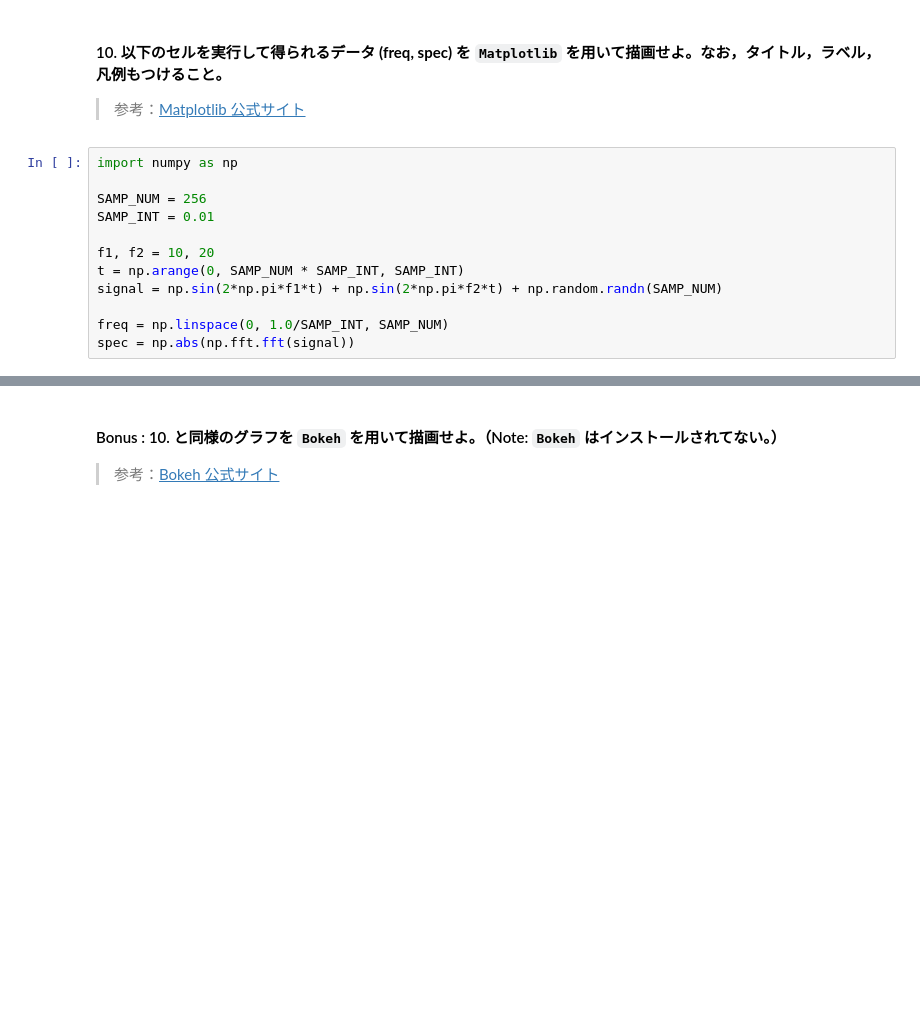
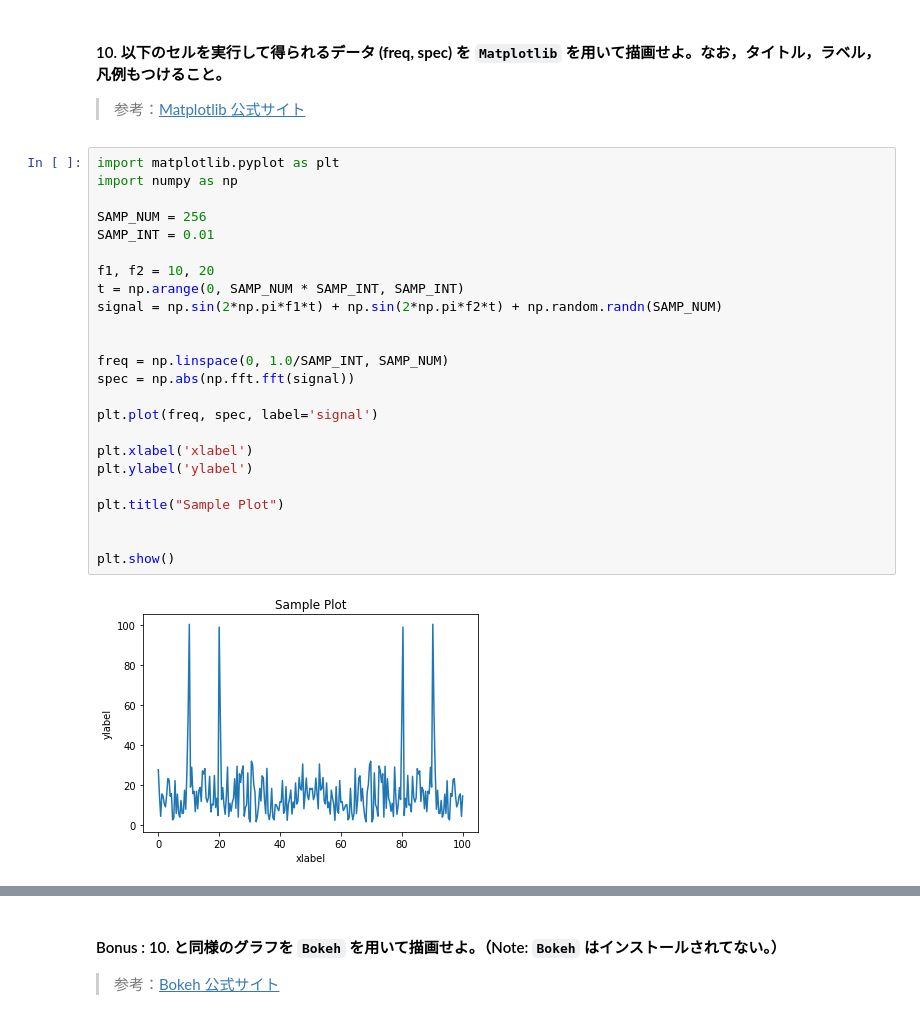
Before and after one commit to scizorman/python-hands-on, a Jupyter notebook: basic/basic.ipynb, the cells around one changed output, grey strips where cells are left out. Saved outputs shown, nothing was run; the diff lists cells and outputs as text; blank space fills up the shorter version.

```diff
--- a/basic/basic.ipynb
+++ b/basic/basic.ipynb
@@ -29,14 +198,28 @@
 
 > 参考：[Matplotlib 公式サイト](https://matplotlib.org/)
 # %%
+import matplotlib.pyplot as plt
 import numpy as np
 
 SAMP_NUM = 256
 SAMP_INT = 0.01
 
 f1, f2 = 10, 20
 t = np.arange(0, SAMP_NUM * SAMP_INT, SAMP_INT)
 signal = np.sin(2*np.pi*f1*t) + np.sin(2*np.pi*f2*t) + np.random.randn(SAMP_NUM)
 
+
 freq = np.linspace(0, 1.0/SAMP_INT, SAMP_NUM)
 spec = np.abs(np.fft.fft(signal))
+
+plt.plot(freq, spec, label='signal')
+
+plt.xlabel('xlabel')
+plt.ylabel('ylabel')
+
+plt.title("Sample Plot")
+
+
+plt.show()
+# %% [output]
+[figure, added]
```
Also changed, not shown: parts of 10 cells of this notebook.
